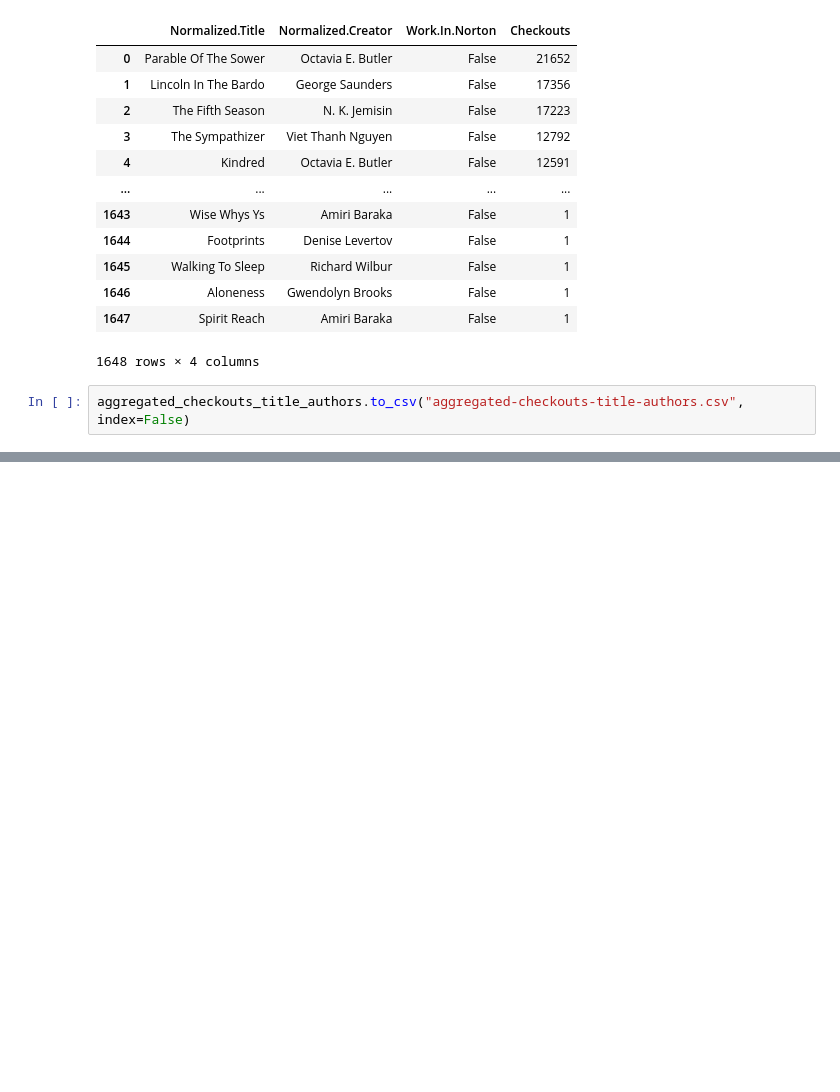
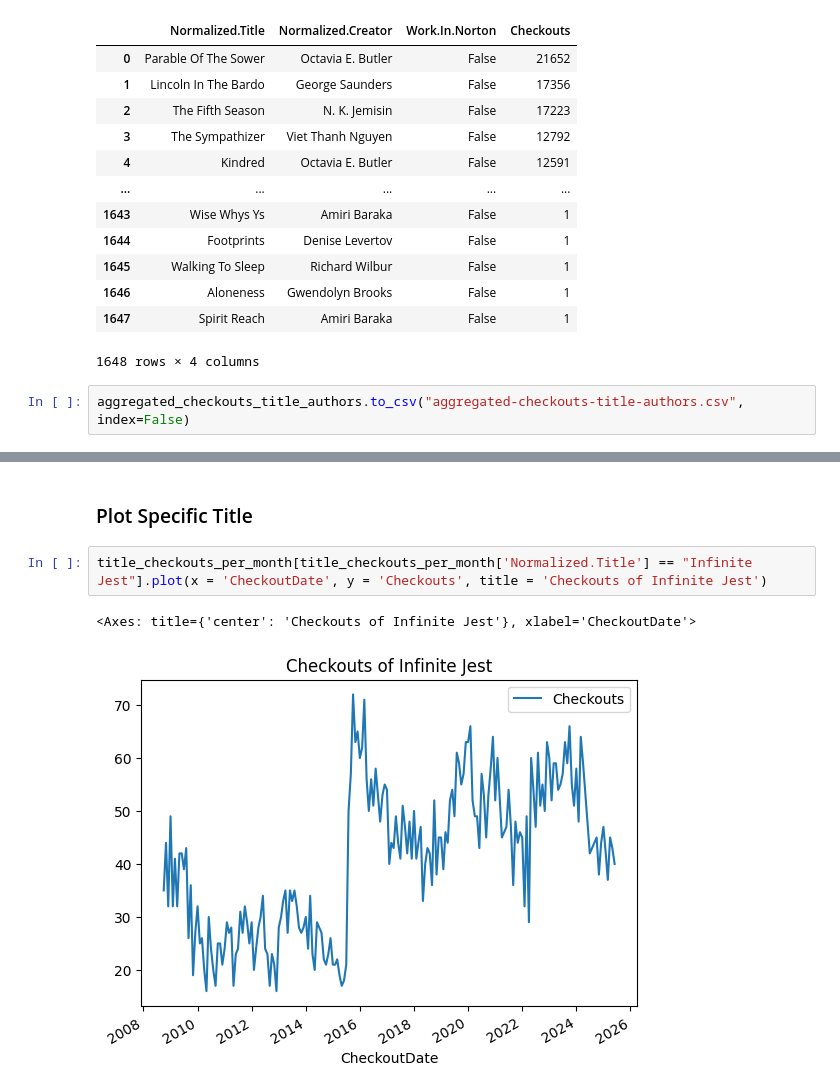
Before and after one commit to melaniewalsh/whats-seattle-reading, a Jupyter notebook: notebooks/spl-norton.ipynb, the cells around one changed output, grey strips where cells are left out. Saved outputs shown, nothing was run; the diff lists cells and outputs as text; blank space fills up the shorter version.

```diff
--- a/notebooks/spl-norton.ipynb
+++ b/notebooks/spl-norton.ipynb
@@ -59,0 +93,7 @@ aggregated_checkouts_title_authors.to_csv("aggregated-checkouts-title-authors.cs
+# %% [markdown]
+### Plot Specific Title
+# %%
+title_checkouts_per_month[title_checkouts_per_month['Normalized.Title'] == "Infinite Jest"].plot(x = 'CheckoutDate', y = 'Checkouts', title = 'Checkouts of Infinite Jest')
+# %% [output]
+<Axes: title={'center': 'Checkouts of Infinite Jest'}, xlabel='CheckoutDate'>
+[figure, added]
```
Also changed, not shown: parts of 6 cells of this notebook, 19 other files.
